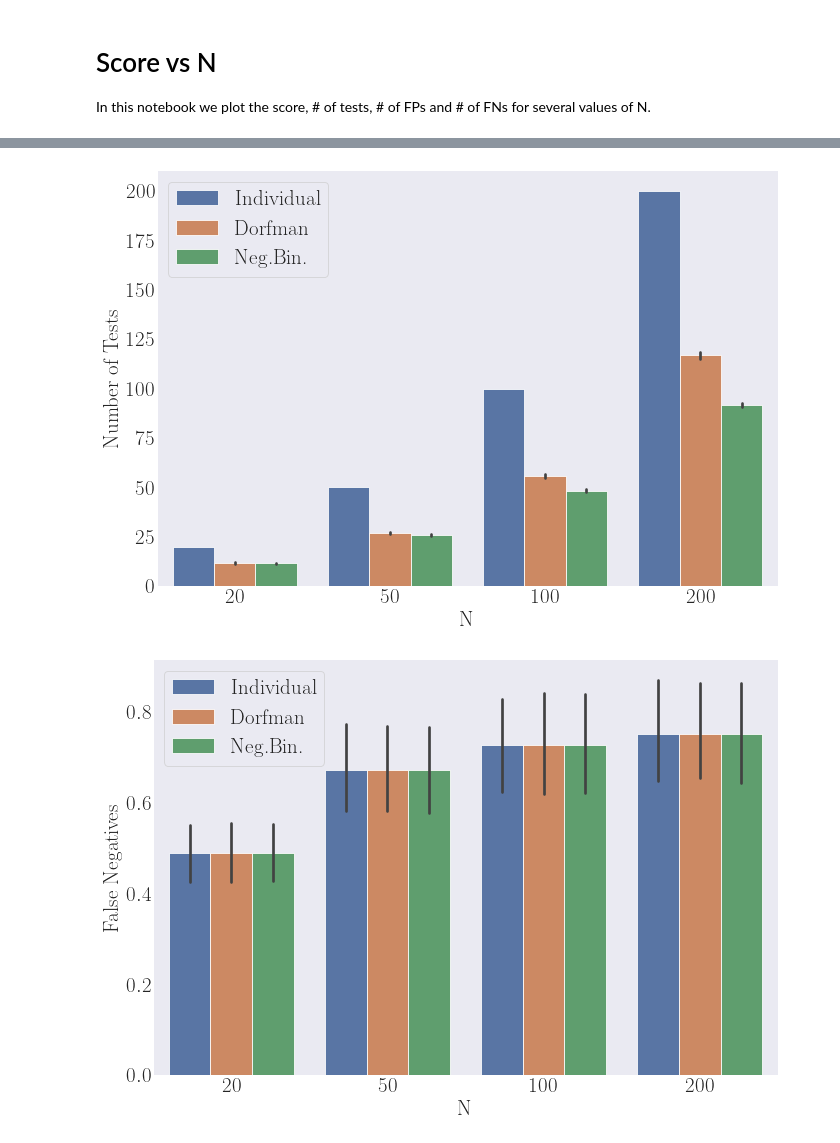
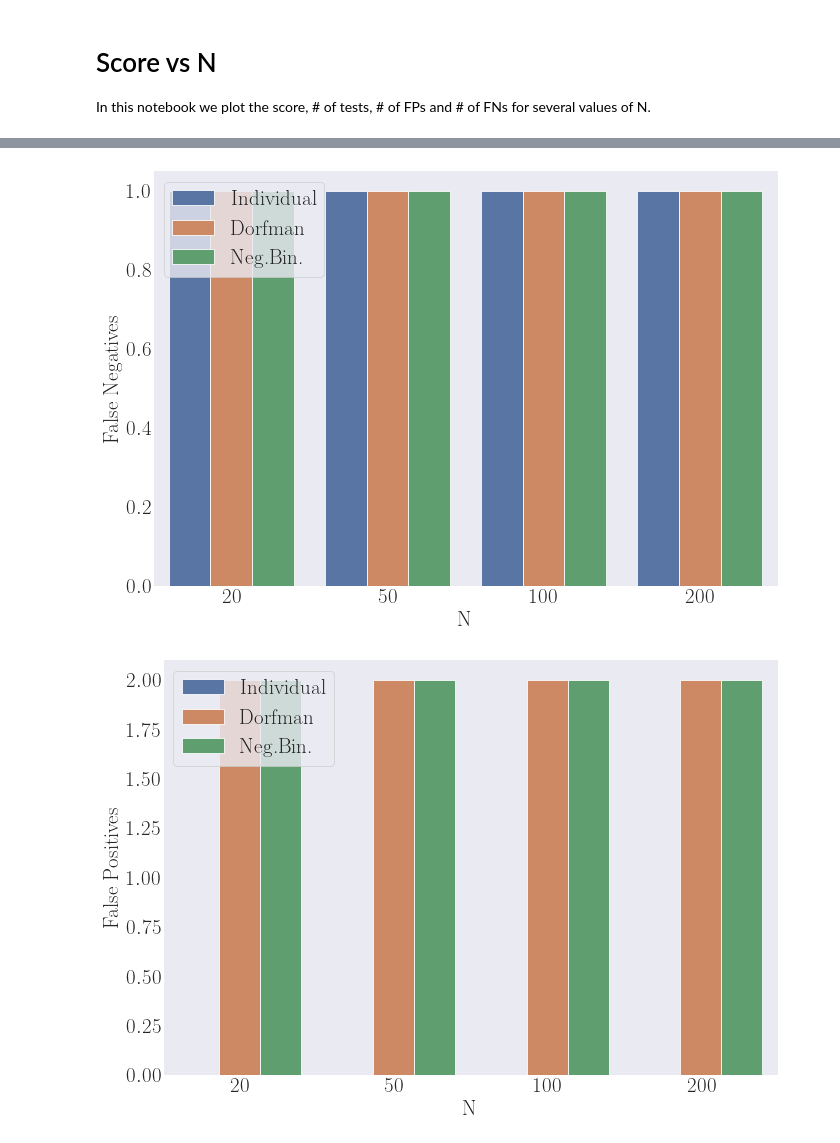
Before and after one commit to Networks-Learning/pooled-testing, a Jupyter notebook: notebooks/score_vs_N.ipynb, the cells around one changed output, grey strips where cells are left out. Drawn from its saved outputs; the diff is of its cells as text; code cells hidden in the pictures.

Commit message:
Temp notebooks

```diff
--- a/notebooks/score_vs_N.ipynb
+++ b/notebooks/score_vs_N.ipynb
@@ -8,14 +8,14 @@ os.chdir("../")
 # %%
 import pandas as pd
 import numpy as np
+import matplotlib
 import matplotlib.pyplot as plt
-# plt.style.use('default')
 import seaborn as sns
 import glob
 import json
 from src import utils
 import matplotlib.pyplot as plt
 
-sns.set_theme(context='paper', style='dark', font_scale=1)
+sns.set_theme(context='paper', style='ticks', font_scale=1)
 # %%
 name="score_vs_N"
@@ -54,4 +52,6 @@ input_df = pd.concat(data)
 # %%
 total_df = input_df.astype(type_dict) # Fix types
 total_df = total_df.rename(columns={"method": "Method", "score": "Score"}) # Rename columns
-total_df = total_df.replace({'dorfman': 'Dorfman', 'individual': 'Individual', 'negbin': 'Neg.Bin.'}) # Rename methods
+total_df = total_df.replace({'dorfman': 'Dorfman', 'individual': 'Individual', 'negbin': 'Algorithm 1'}) # Rename methods
+# temp_1 = total_df[(total_df['lambda_1']==0.0) & (total_df['lambda_2']==0.0) & (total_df['N']==100) & (total_df['Method']=='Dorfman')]['num_of_tests'].tolist()
+# temp_2 = total_df[(total_df['lambda_1']==0.0) & (total_df['lambda_2']==0.0) & (total_df['N']==100) & (total_df['Method']=='Algorithm 1')]['num_of_tests'].tolist()
@@ -58,32 +98,32 @@ total_df = total_df.replace({'dorfman': 'Dorfman', 'individual': 'Individual', '
 # %%
 utils.latexify(fig_width=10, fig_height=7, font_scale=3)
-FN_df = total_df[(total_df['lambda_1']==0.0) & (total_df['lambda_2']==0.0) & (total_df['N']>=20)]
+FN_df = total_df[(total_df['lambda_1']==1.0) & (total_df['lambda_2']==0.0) & (total_df['N']>=20)]
 
 g = sns.catplot(
     data=FN_df, kind="bar",
-    x="N", y="Score", hue="Method", legend=False,
+    x="N", y="group_size", hue="Method", legend=False,
     ci=95, palette="deep", height=7, aspect=10/7, hue_order=['Individual', 'Dorfman', 'Neg.Bin.'])
 
-g.set_ylabels('Number of Tests')
+g.set_ylabels('False Negatives')
 g.fig.get_axes()[0].legend(loc='upper left')
 
 plt.tight_layout()
-plt.savefig('figures/{name}_tests.pdf'.format(name=name))
+plt.savefig('figures/{name}_FNs.pdf'.format(name=name))
 # %% [output]
-[figure, old version]
+[figure, new version]
 # %%
 utils.latexify(fig_width=10, fig_height=7, font_scale=3)
-FN_df = total_df[(total_df['lambda_1']==1.0) & (total_df['lambda_2']==0.0) & (total_df['N']>=20)]
+FP_df = total_df[(total_df['lambda_1']==0.0) & (total_df['lambda_2']==1.0) & (total_df['N']>=20)]
 
 g = sns.catplot(
-    data=FN_df, kind="bar",
-    x="N", y="Score", hue="Method", legend=False,
+    data=FP_df, kind="bar",
+    x="N", y="group_size", hue="Method", legend=False,
     ci=95, palette="deep", height=7, aspect=10/7, hue_order=['Individual', 'Dorfman', 'Neg.Bin.'])
 
-g.set_ylabels('False Negatives')
+g.set_ylabels('False Positives')
 g.fig.get_axes()[0].legend(loc='upper left')
 
 plt.tight_layout()
-plt.savefig('figures/{name}_FNs.pdf'.format(name=name))
+plt.savefig('figures/{name}_FPs.pdf'.format(name=name))
 # %% [output]
-[figure, old version]
+[figure, new version]
```
Also changed, not shown: parts of 6 cells of this notebook, 2 other files.
